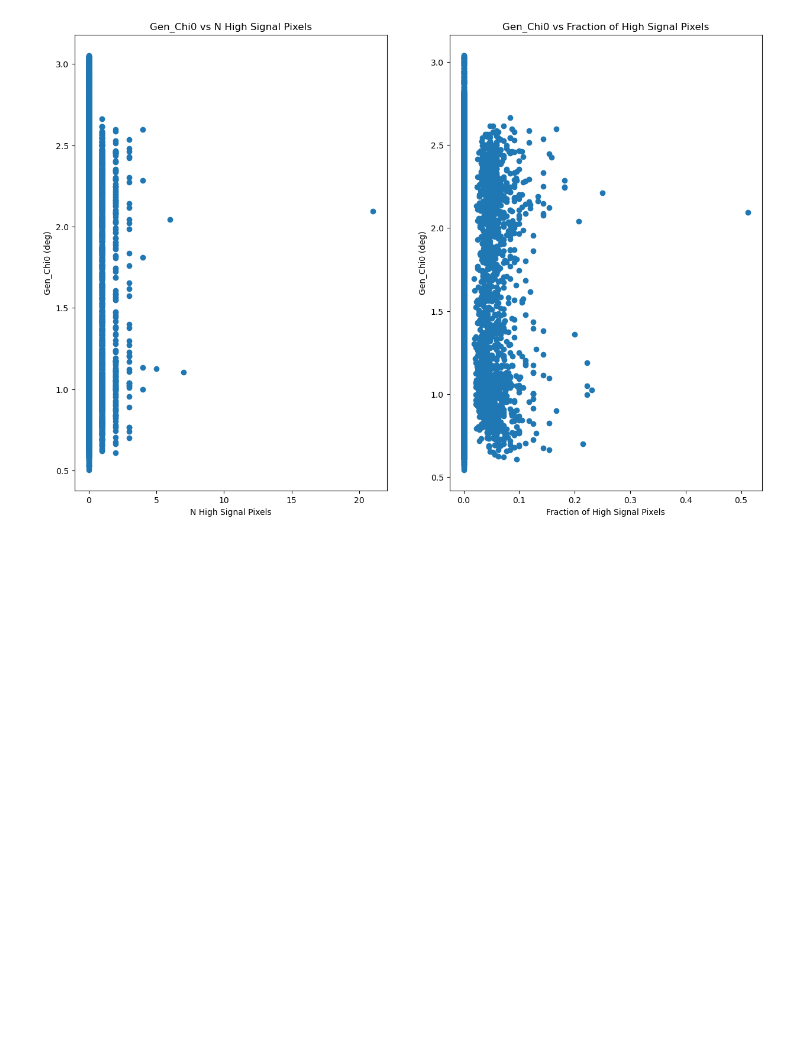
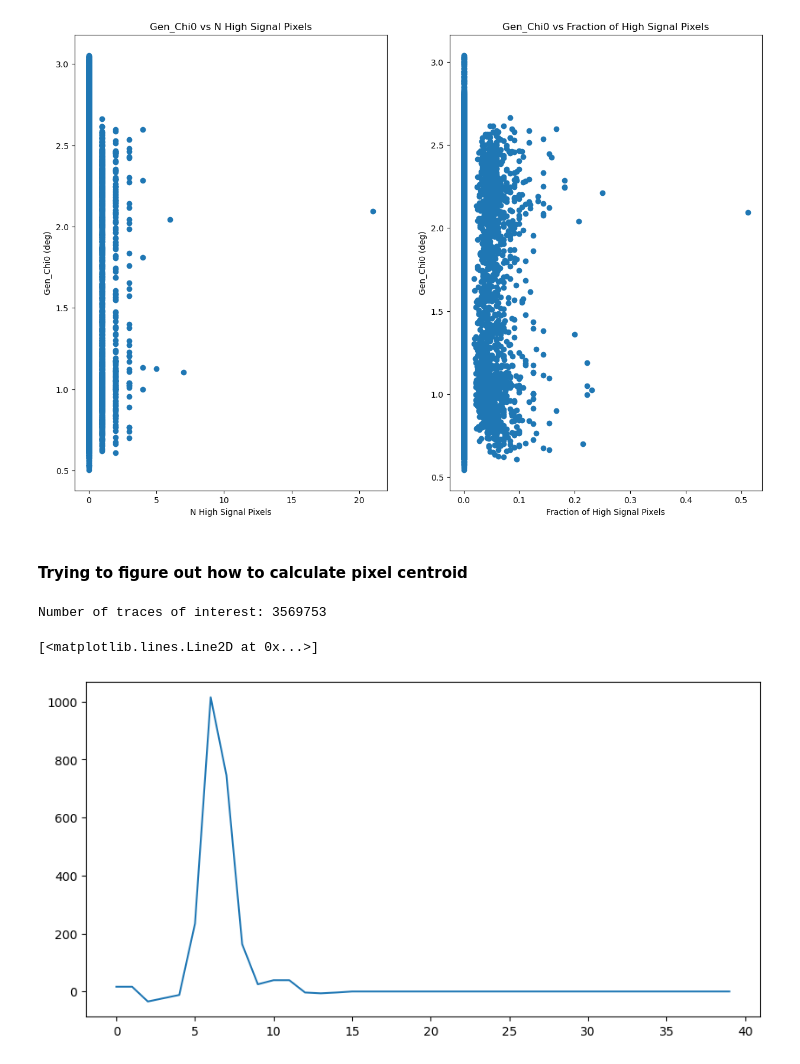
Before and after one commit to fedor-tairli/CDEProject, a Jupyter notebook: Dataset/TestingDataset_6.ipynb, the cells around one changed output. Drawn from its saved outputs; the diff is of its cells as text; code cells hidden in the pictures; blank space fills up the shorter version.

```diff
--- a/Dataset/TestingDataset_6.ipynb
+++ b/Dataset/TestingDataset_6.ipynb
@@ -50,6 +50,6 @@ def IndexToXY(indices,return_tensor=False):
 # %% [markdown]
 #### Import Datasets
 # %%
-DataPath = os.path.abspath('../Data/Proccessed/')
+DataPath = os.path.abspath('../Data/Processed/')
 print('DataPath:',DataPath)
 # %% [output]
@@ -344,3 +345,24 @@ ax[1].set_title('Gen_Chi0 vs Fraction of High Signal Pixels')
 plt.show()
 # %% [output]
 [figure]
+# %% [markdown]
+#### Trying to figure out how to calculate pixel centroid
+# %%
+# Find Random Pixel Trace
+All_Traces = Dataset.get_trace_values().numpy()
+All_Status = Dataset.get_pixel_values('Status').numpy()
+
+Mask = All_Status == 4
+Traces_Of_Interest = All_Traces[Mask]
+print(f'Number of traces of interest: {len(Traces_Of_Interest)}')
+
+
+N = np.random.randint(0,len(Traces_Of_Interest))
+
+Trace = Traces_Of_Interest[N]
+plt.figure(figsize = (10,5))
+plt.plot(Trace)
+# %% [output]
+Number of traces of interest: 3569753
+[<matplotlib.lines.Line2D at 0x...>]
+[figure, added]
```
Also changed, not shown: parts of 2 cells of this notebook, 8 other files.
